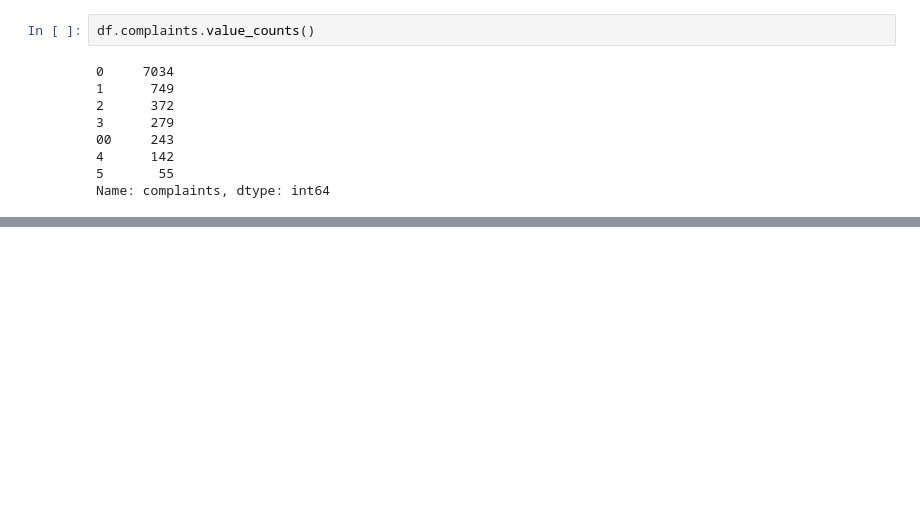
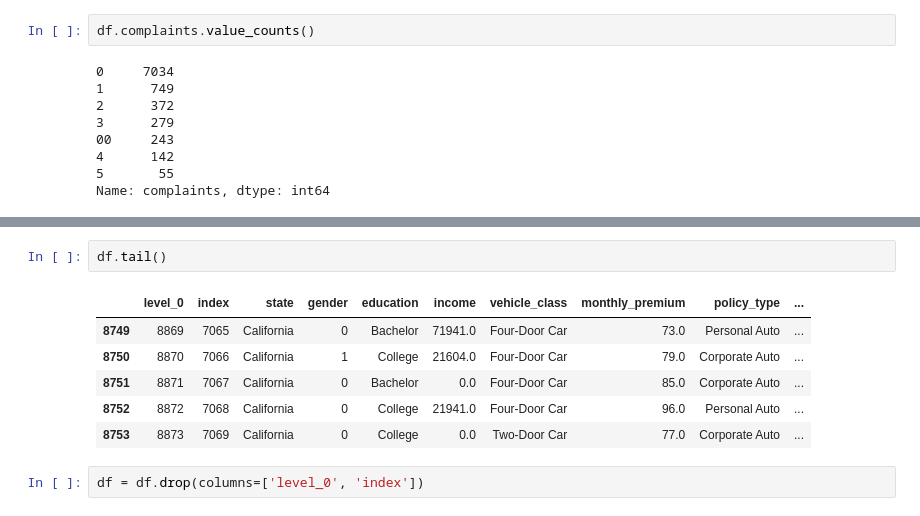
Before and after one commit to dmitri3748/dmitri_ironhack_labs, a Jupyter notebook: week2/case_study/monday.ipynb, the cells around one changed output, grey strips where cells are left out. Drawn from its saved outputs; the diff is of its cells as text; blank space fills up the shorter version.

```diff
--- a/week2/case_study/monday.ipynb
+++ b/week2/case_study/monday.ipynb
@@ -351,0 +382,11 @@ Name: complaints, dtype: int64
+# %%
+df.tail()
+# %% [output]
+|  | level_0 | index | state | gender | education | income | vehicle_class | monthly_premium | policy_type | ... |
+| 8749 | 8869 | 7065 | California | 0 | Bachelor | 71941.0 | Four-Door Car | 73.0 | Personal Auto | ... |
+| 8750 | 8870 | 7066 | California | 1 | College | 21604.0 | Four-Door Car | 79.0 | Corporate Auto | ... |
+| 8751 | 8871 | 7067 | California | 0 | Bachelor | 0.0 | Four-Door Car | 85.0 | Corporate Auto | ... |
+| 8752 | 8872 | 7068 | California | 0 | College | 21941.0 | Four-Door Car | 96.0 | Personal Auto | ... |
+| 8753 | 8873 | 7069 | California | 0 | College | 0.0 | Two-Door Car | 77.0 | Corporate Auto | ... |
+# %%
+df = df.drop(columns=['level_0', 'index'])
```
Also changed, not shown: parts of 22 cells of this notebook.
